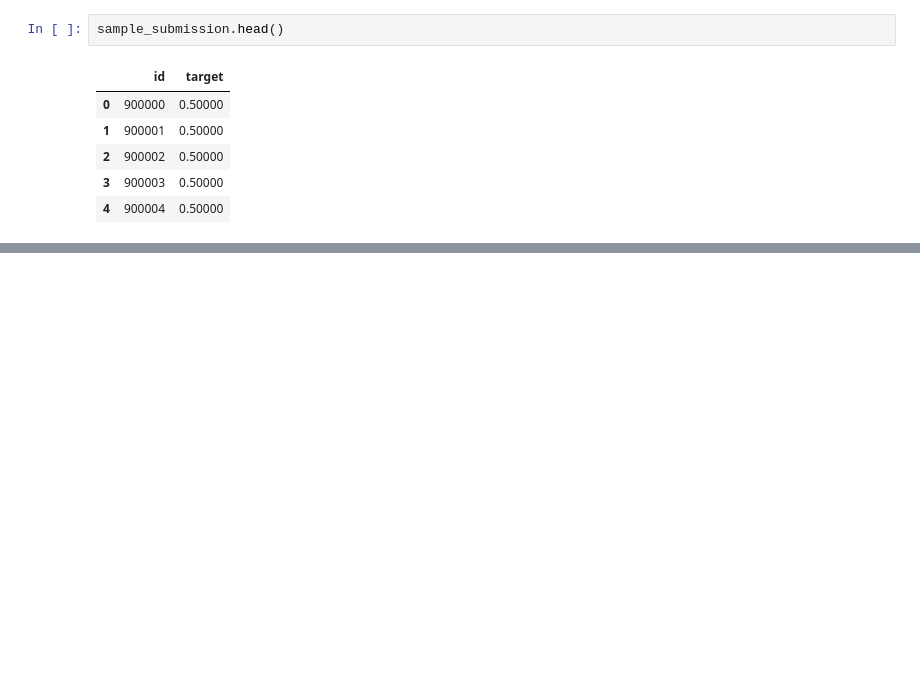
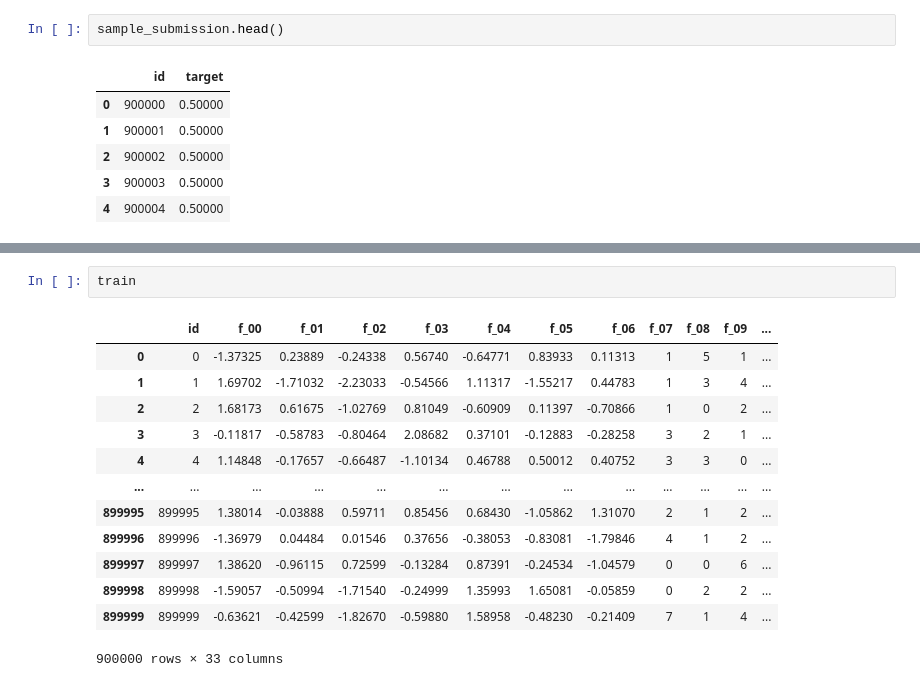
Before and after one commit to RaphaelZH/Kaggle_Competition_Practice_Notebooks_EN, a Jupyter notebook: tabular-playground-series-may-2022.ipynb, the cells around one changed output, grey strips where cells are left out. Cells and saved outputs as stored; diff of their text form; blank space fills up the shorter version.

```diff
--- a/tabular-playground-series-may-2022.ipynb
+++ b/tabular-playground-series-may-2022.ipynb
@@ -45,0 +99,16 @@ sample_submission.head()
+# %%
+train
+# %% [output]
+|  | id | f_00 | f_01 | f_02 | f_03 | f_04 | f_05 | f_06 | f_07 | f_08 | f_09 | ... |
+| 0 | 0 | -1.37325 | 0.23889 | -0.24338 | 0.56740 | -0.64771 | 0.83933 | 0.11313 | 1 | 5 | 1 | ... |
+| 1 | 1 | 1.69702 | -1.71032 | -2.23033 | -0.54566 | 1.11317 | -1.55217 | 0.44783 | 1 | 3 | 4 | ... |
+| 2 | 2 | 1.68173 | 0.61675 | -1.02769 | 0.81049 | -0.60909 | 0.11397 | -0.70866 | 1 | 0 | 2 | ... |
+| 3 | 3 | -0.11817 | -0.58783 | -0.80464 | 2.08682 | 0.37101 | -0.12883 | -0.28258 | 3 | 2 | 1 | ... |
+| 4 | 4 | 1.14848 | -0.17657 | -0.66487 | -1.10134 | 0.46788 | 0.50012 | 0.40752 | 3 | 3 | 0 | ... |
+| ... | ... | ... | ... | ... | ... | ... | ... | ... | ... | ... | ... | ... |
+| 899995 | 899995 | 1.38014 | -0.03888 | 0.59711 | 0.85456 | 0.68430 | -1.05862 | 1.31070 | 2 | 1 | 2 | ... |
+| 899996 | 899996 | -1.36979 | 0.04484 | 0.01546 | 0.37656 | -0.38053 | -0.83081 | -1.79846 | 4 | 1 | 2 | ... |
+| 899997 | 899997 | 1.38620 | -0.96115 | 0.72599 | -0.13284 | 0.87391 | -0.24534 | -1.04579 | 0 | 0 | 6 | ... |
+| 899998 | 899998 | -1.59057 | -0.50994 | -1.71540 | -0.24999 | 1.35993 | 1.65081 | -0.05859 | 0 | 2 | 2 | ... |
+| 899999 | 899999 | -0.63621 | -0.42599 | -1.82670 | -0.59880 | 1.58958 | -0.48230 | -0.21409 | 7 | 1 | 4 | ... |
+900000 rows × 33 columns
```
Also changed, not shown: parts of 10 cells of this notebook.
